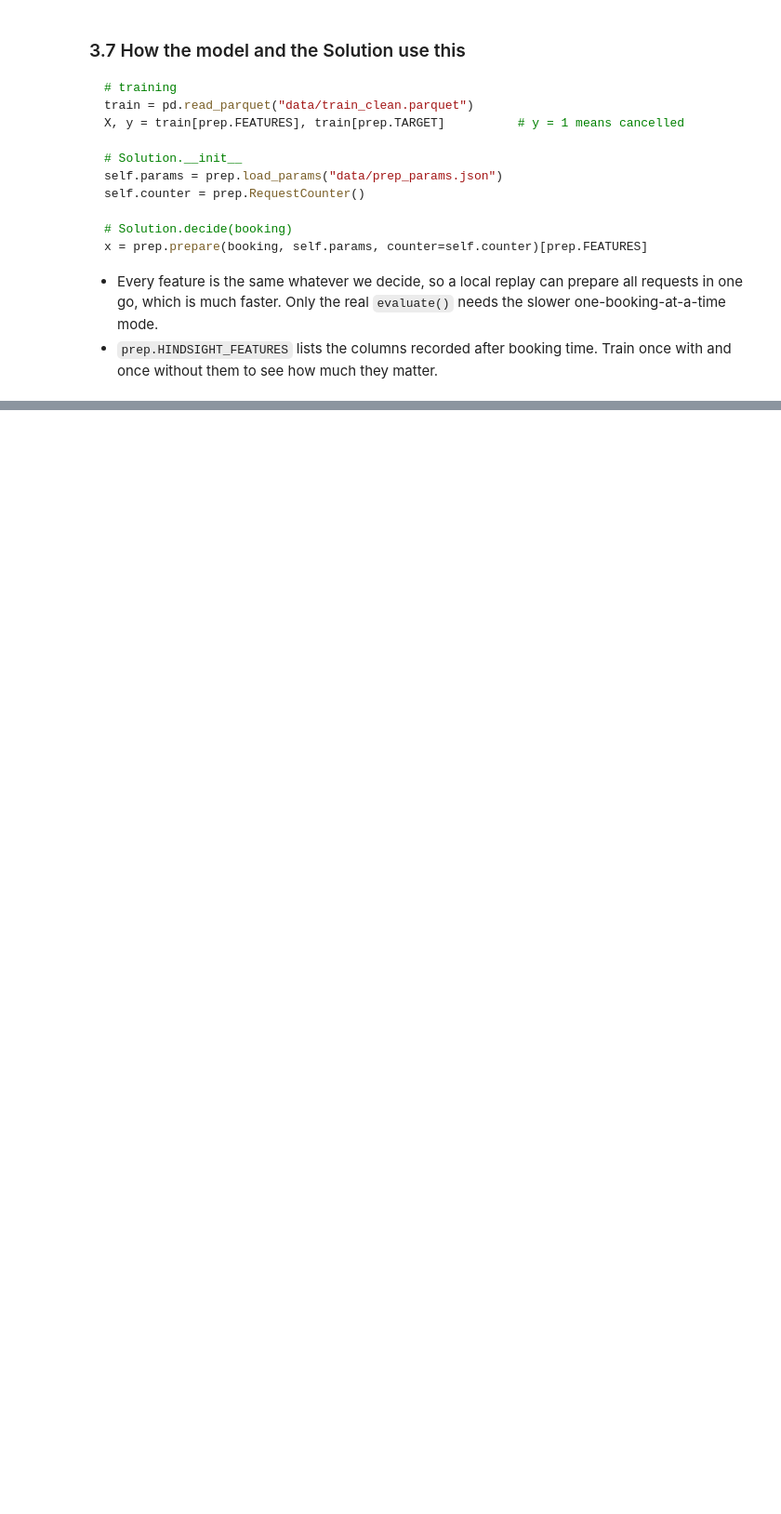
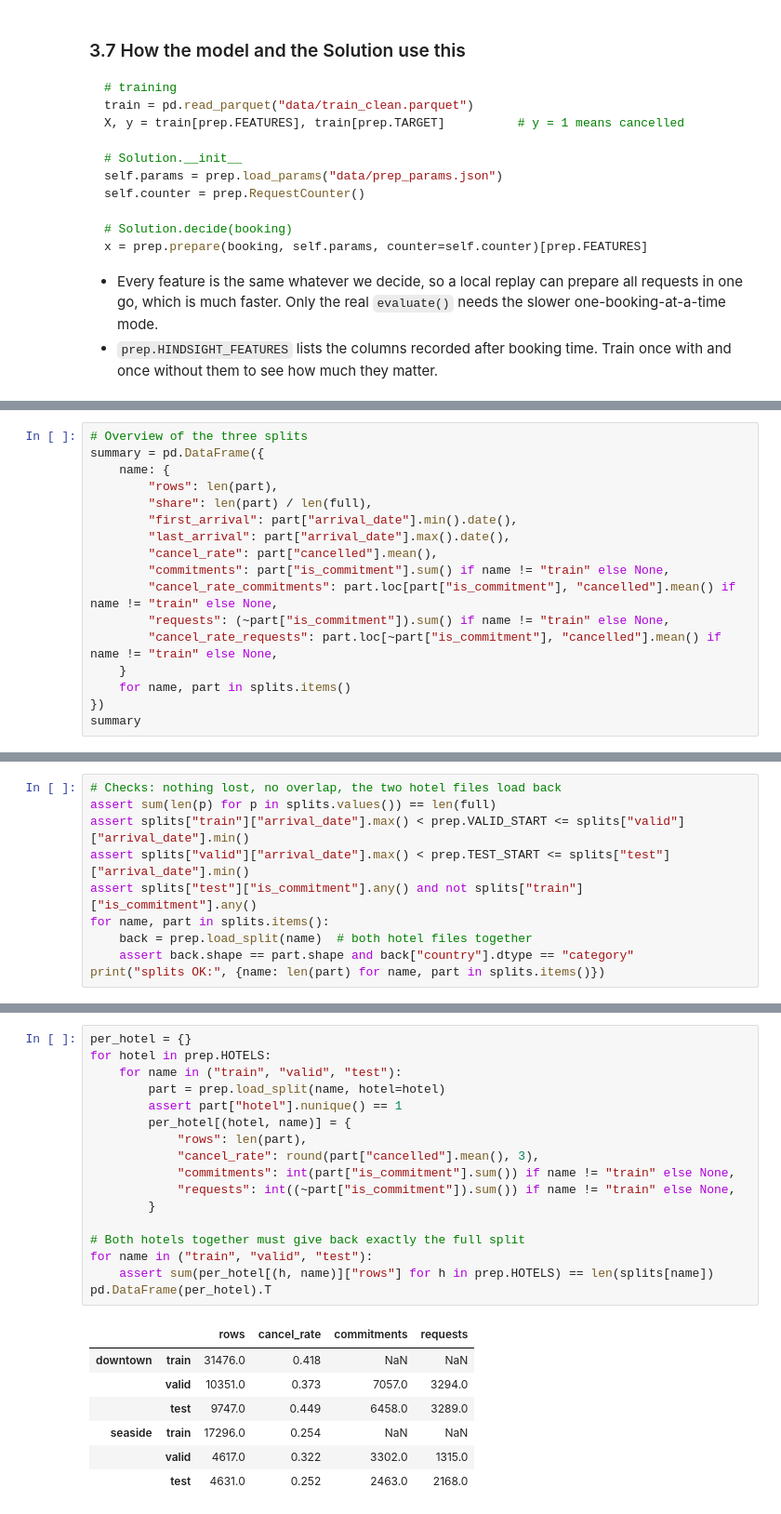
Before and after one commit to DM-Schabert/Valhackers, a Jupyter notebook: preprocessing.ipynb, the cells around one changed output, grey strips where cells are left out. Shown at 93% size. Drawn from its saved outputs; the diff is of its cells as text; blank space fills up the shorter version.

```diff
--- a/preprocessing.ipynb
+++ b/preprocessing.ipynb
@@ -456,0 +492,17 @@ x = prep.prepare(booking, self.params, counter=self.counter)[prep.FEATURES]
+# %%
+# Overview of the three splits
+summary = pd.DataFrame({
+    name: {
+        "rows": len(part),
+        "share": len(part) / len(full),
+        "first_arrival": part["arrival_date"].min().date(),
+        "last_arrival": part["arrival_date"].max().date(),
+        "cancel_rate": part["cancelled"].mean(),
+        "commitments": part["is_commitment"].sum() if name != "train" else None,
+        "cancel_rate_commitments": part.loc[part["is_commitment"], "cancelled"].mean() if name != "train" else None,
+        "requests": (~part["is_commitment"]).sum() if name != "train" else None,
+        "cancel_rate_requests": part.loc[~part["is_commitment"], "cancelled"].mean() if name != "train" else None,
+    }
+    for name, part in splits.items()
+})
+summary
@@ -456,0 +520,10 @@ x = prep.prepare(booking, self.params, counter=self.counter)[prep.FEATURES]
+# %%
+# Checks: nothing lost, no overlap, the two hotel files load back
+assert sum(len(p) for p in splits.values()) == len(full)
+assert splits["train"]["arrival_date"].max() < prep.VALID_START <= splits["valid"]["arrival_date"].min()
+assert splits["valid"]["arrival_date"].max() < prep.TEST_START <= splits["test"]["arrival_date"].min()
+assert splits["test"]["is_commitment"].any() and not splits["train"]["is_commitment"].any()
+for name, part in splits.items():
+    back = prep.load_split(name)  # both hotel files together
+    assert back.shape == part.shape and back["country"].dtype == "category"
+print("splits OK:", {name: len(part) for name, part in splits.items()})
@@ -456,0 +563,25 @@ x = prep.prepare(booking, self.params, counter=self.counter)[prep.FEATURES]
+# %%
+per_hotel = {}
+for hotel in prep.HOTELS:
+    for name in ("train", "valid", "test"):
+        part = prep.load_split(name, hotel=hotel)
+        assert part["hotel"].nunique() == 1
+        per_hotel[(hotel, name)] = {
+            "rows": len(part),
+            "cancel_rate": round(part["cancelled"].mean(), 3),
+            "commitments": int(part["is_commitment"].sum()) if name != "train" else None,
+            "requests": int((~part["is_commitment"]).sum()) if name != "train" else None,
+        }
+
+# Both hotels together must give back exactly the full split
+for name in ("train", "valid", "test"):
+    assert sum(per_hotel[(h, name)]["rows"] for h in prep.HOTELS) == len(splits[name])
+pd.DataFrame(per_hotel).T
+# %% [output]
+|  |  | rows | cancel_rate | commitments | requests |
+| downtown | train | 31476.0 | 0.418 | NaN | NaN |
+|  | valid | 10351.0 | 0.373 | 7057.0 | 3294.0 |
+|  | test | 9747.0 | 0.449 | 6458.0 | 3289.0 |
+| seaside | train | 17296.0 | 0.254 | NaN | NaN |
+|  | valid | 4617.0 | 0.322 | 3302.0 | 1315.0 |
+|  | test | 4631.0 | 0.252 | 2463.0 | 2168.0 |
```
Also changed, not shown: parts of 11 cells of this notebook, 2 other files.
